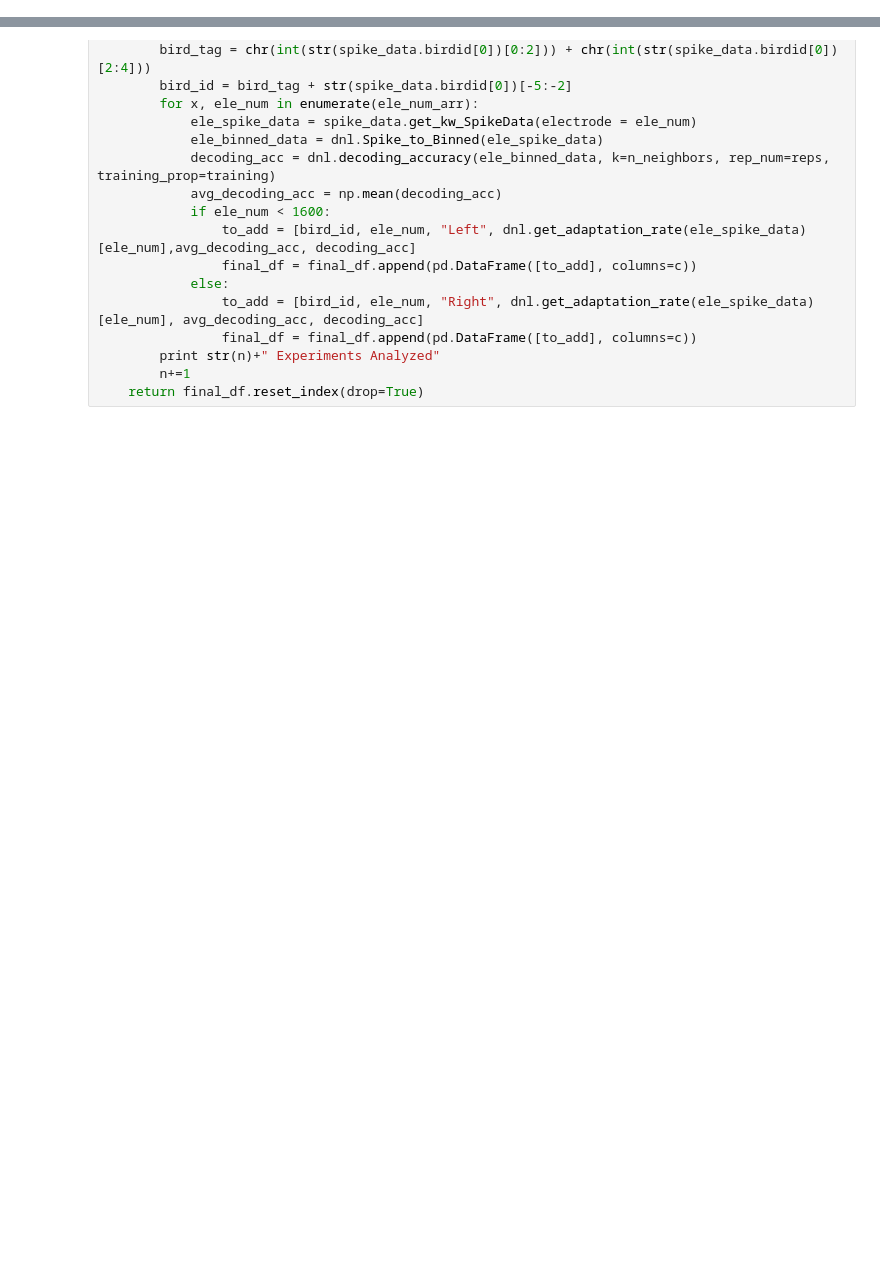
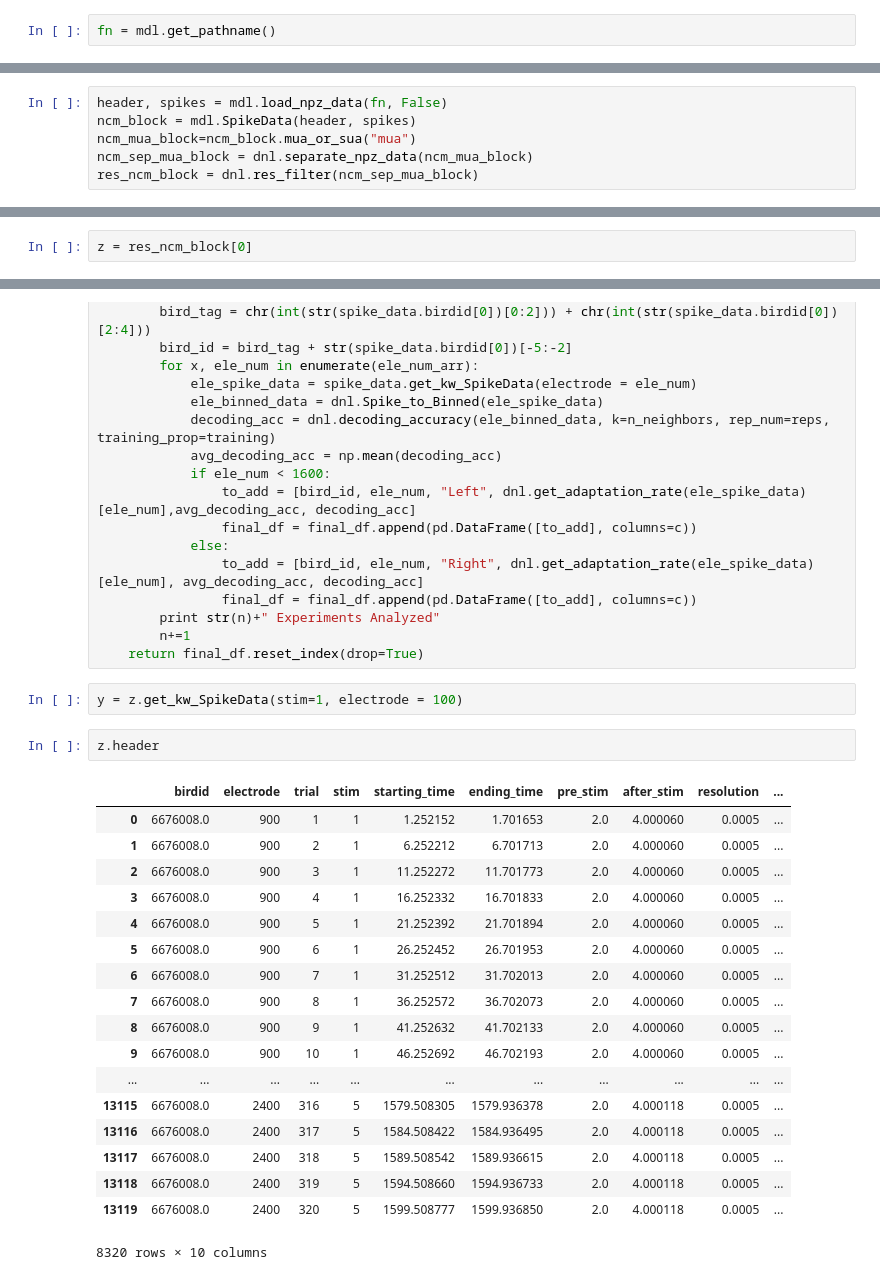
Before and after one commit to dnatanov/dnlab, a Jupyter notebook: exploratory_analysis.ipynb, the cells around one changed output, grey strips where cells are left out. Cells and saved outputs as stored; diff of their text form; blank space fills up the shorter version.

```diff
--- a/exploratory_analysis.ipynb
+++ b/exploratory_analysis.ipynb
@@ -33,0 +31,2 @@ mdl.get_pathname()
+# %%
+fn = mdl.get_pathname()
@@ -33,0 +37,6 @@ mdl.get_pathname()
+# %%
+header, spikes = mdl.load_npz_data(fn, False)
+ncm_block = mdl.SpikeData(header, spikes)
+ncm_mua_block=ncm_block.mua_or_sua("mua")
+ncm_sep_mua_block = dnl.separate_npz_data(ncm_mua_block)
+res_ncm_block = dnl.res_filter(ncm_sep_mua_block)
@@ -34,3 +63,5 @@ mdl.get_pathname()
+# %%
+z = res_ncm_block[0]
 # %%
 header, spikes = mdl.load_npz_data('/Users/david/Documents/blocked.npz', False)
 block = mdl.SpikeData(header, spikes)
@@ -213,3 +230,26 @@ def batch_decoding_accuracy(split_data, n_neighbors=15, reps=250, training=.5):
         print str(n)+" Experiments Analyzed"
         n+=1
     return final_df.reset_index(drop=True)
+# %%
+y = z.get_kw_SpikeData(stim=1, electrode = 100)
+# %%
+z.header
+# %% [output]
+|  | birdid | electrode | trial | stim | starting_time | ending_time | pre_stim | after_stim | resolution | ... |
+| 0 | 6676008.0 | 900 | 1 | 1 | 1.252152 | 1.701653 | 2.0 | 4.000060 | 0.0005 | ... |
+| 1 | 6676008.0 | 900 | 2 | 1 | 6.252212 | 6.701713 | 2.0 | 4.000060 | 0.0005 | ... |
+| 2 | 6676008.0 | 900 | 3 | 1 | 11.252272 | 11.701773 | 2.0 | 4.000060 | 0.0005 | ... |
+| 3 | 6676008.0 | 900 | 4 | 1 | 16.252332 | 16.701833 | 2.0 | 4.000060 | 0.0005 | ... |
+| 4 | 6676008.0 | 900 | 5 | 1 | 21.252392 | 21.701894 | 2.0 | 4.000060 | 0.0005 | ... |
+| 5 | 6676008.0 | 900 | 6 | 1 | 26.252452 | 26.701953 | 2.0 | 4.000060 | 0.0005 | ... |
+| 6 | 6676008.0 | 900 | 7 | 1 | 31.252512 | 31.702013 | 2.0 | 4.000060 | 0.0005 | ... |
+| 7 | 6676008.0 | 900 | 8 | 1 | 36.252572 | 36.702073 | 2.0 | 4.000060 | 0.0005 | ... |
+| 8 | 6676008.0 | 900 | 9 | 1 | 41.252632 | 41.702133 | 2.0 | 4.000060 | 0.0005 | ... |
+| 9 | 6676008.0 | 900 | 10 | 1 | 46.252692 | 46.702193 | 2.0 | 4.000060 | 0.0005 | ... |
+| ... | ... | ... | ... | ... | ... | ... | ... | ... | ... | ... |
+| 13115 | 6676008.0 | 2400 | 316 | 5 | 1579.508305 | 1579.936378 | 2.0 | 4.000118 | 0.0005 | ... |
+| 13116 | 6676008.0 | 2400 | 317 | 5 | 1584.508422 | 1584.936495 | 2.0 | 4.000118 | 0.0005 | ... |
+| 13117 | 6676008.0 | 2400 | 318 | 5 | 1589.508542 | 1589.936615 | 2.0 | 4.000118 | 0.0005 | ... |
+| 13118 | 6676008.0 | 2400 | 319 | 5 | 1594.508660 | 1594.936733 | 2.0 | 4.000118 | 0.0005 | ... |
+| 13119 | 6676008.0 | 2400 | 320 | 5 | 1599.508777 | 1599.936850 | 2.0 | 4.000118 | 0.0005 | ... |
+8320 rows × 10 columns
```
Also changed, not shown: parts of 23 cells of this notebook, 4 other files.
